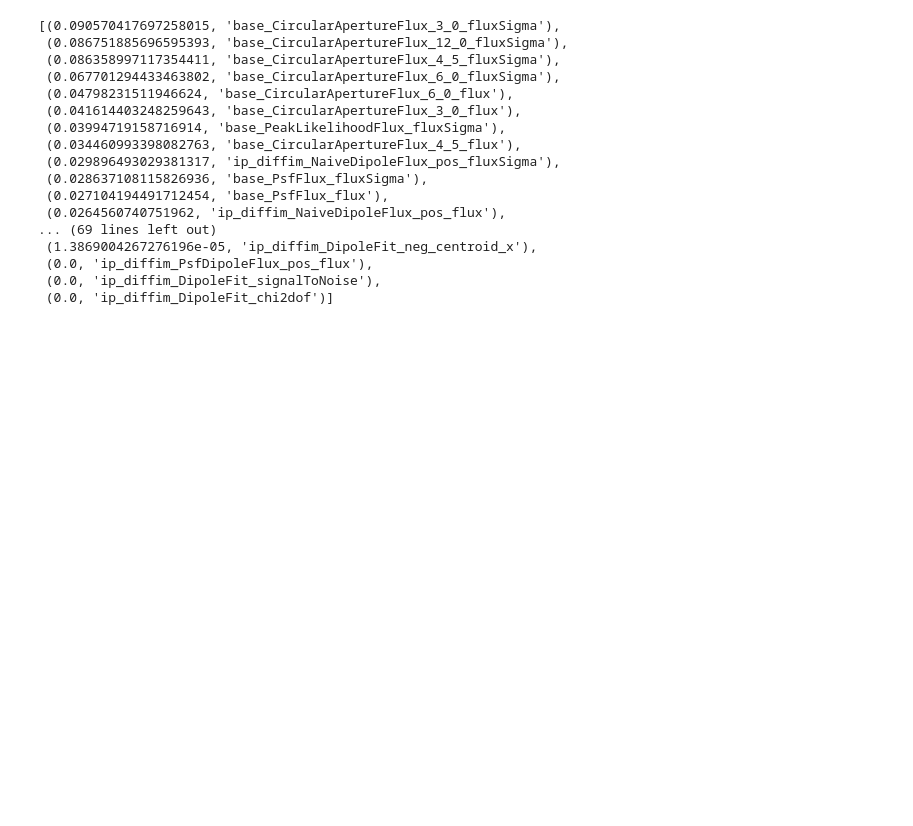
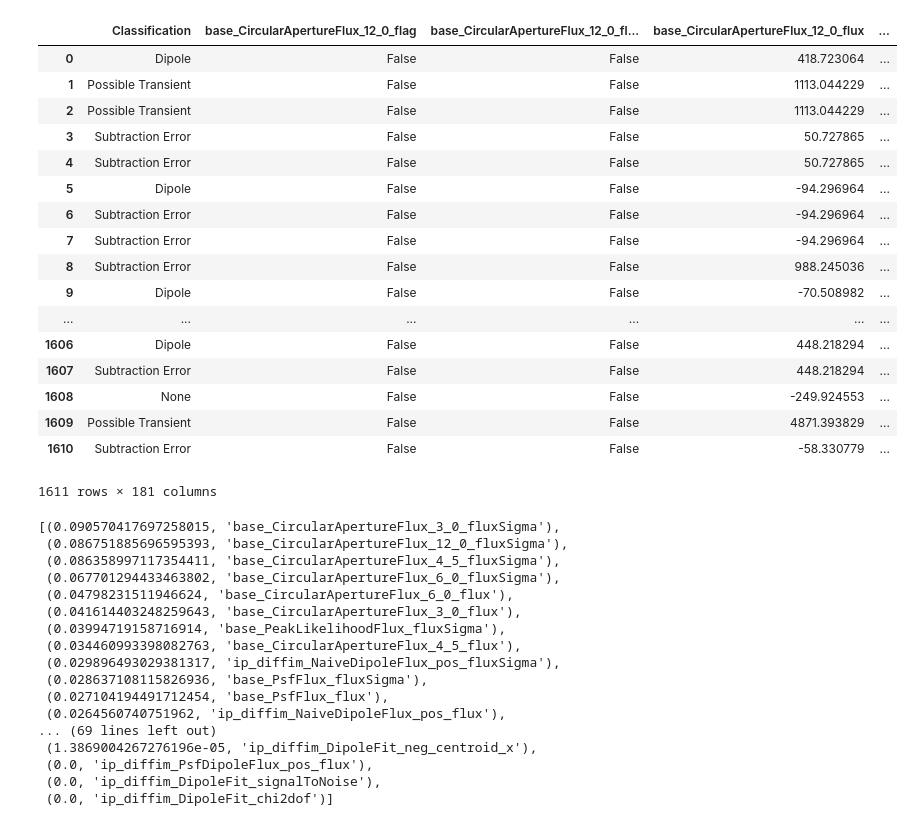
Before and after one commit to parejkoj/LSST-Zoo, a Jupyter notebook: ML/LSST_ML.ipynb, the cells around one changed output. Cells and saved outputs as stored; diff of their text form; code cells hidden in the pictures; blank space fills up the shorter version.

```diff
--- a/ML/LSST_ML.ipynb
+++ b/ML/LSST_ML.ipynb
@@ -40,18 +40,38 @@ im_class = sorted(im_class)
 # %%
 #Generate Data Frame that holds classifications and respective measured quantities
 #This is done as a dataframe is a more cohesive object for data analysis
 d = {}
 for key in params.keys():
     d[key] = []
 d["Classification"]=[]
 im_data = params.set_index('image').T.to_dict()
 for im in im_class:
     d["Classification"].append(im[1])
     d["image"].append(im[0])
     dat_dict = im_data.get(im[0])
     for key in dat_dict:
         d[key].append(dat_dict.get(key))
 df = pd.DataFrame(d)
+df
+# %% [output]
+|  | Classification | base_CircularApertureFlux_12_0_flag | base_CircularApertureFlux_12_0_fl... | base_CircularApertureFlux_12_0_flux | ... |
+| 0 | Dipole | False | False | 418.723064 | ... |
+| 1 | Possible Transient | False | False | 1113.044229 | ... |
+| 2 | Possible Transient | False | False | 1113.044229 | ... |
+| 3 | Subtraction Error | False | False | 50.727865 | ... |
+| 4 | Subtraction Error | False | False | 50.727865 | ... |
+| 5 | Dipole | False | False | -94.296964 | ... |
+| 6 | Subtraction Error | False | False | -94.296964 | ... |
+| 7 | Subtraction Error | False | False | -94.296964 | ... |
+| 8 | Subtraction Error | False | False | 988.245036 | ... |
+| 9 | Dipole | False | False | -70.508982 | ... |
+| ... | ... | ... | ... | ... | ... |
+| 1606 | Dipole | False | False | 448.218294 | ... |
+| 1607 | Subtraction Error | False | False | 448.218294 | ... |
+| 1608 | None | False | False | -249.924553 | ... |
+| 1609 | Possible Transient | False | False | 4871.393829 | ... |
+| 1610 | Subtraction Error | False | False | -58.330779 | ... |
+1611 rows × 181 columns
 # %%
 #Read in the features in the data frame, filter for columns relevant for ML
 features = df.columns.tolist()
```
Also changed, not shown: parts of 4 cells of this notebook, 2 other files.
